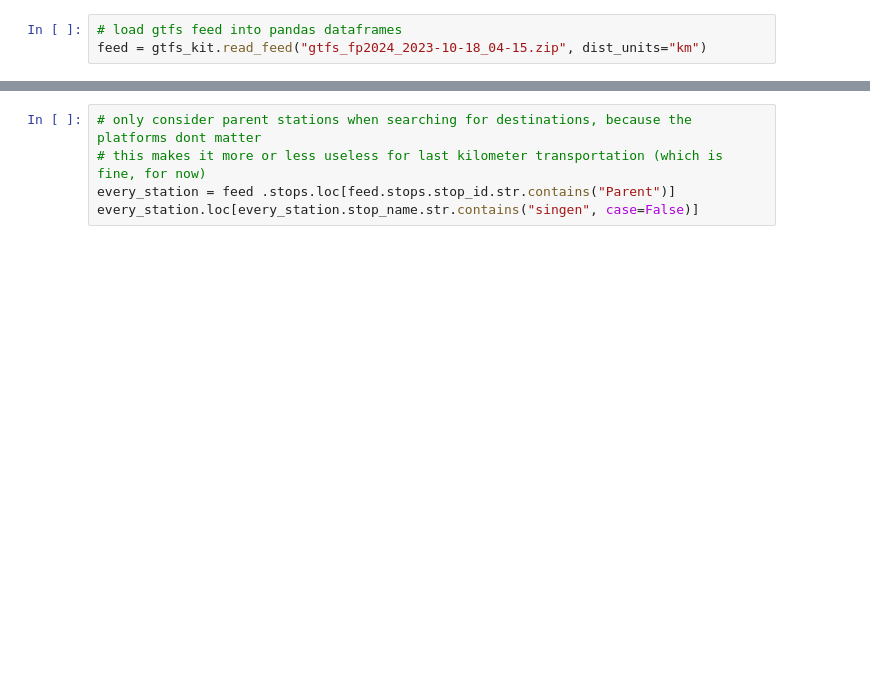
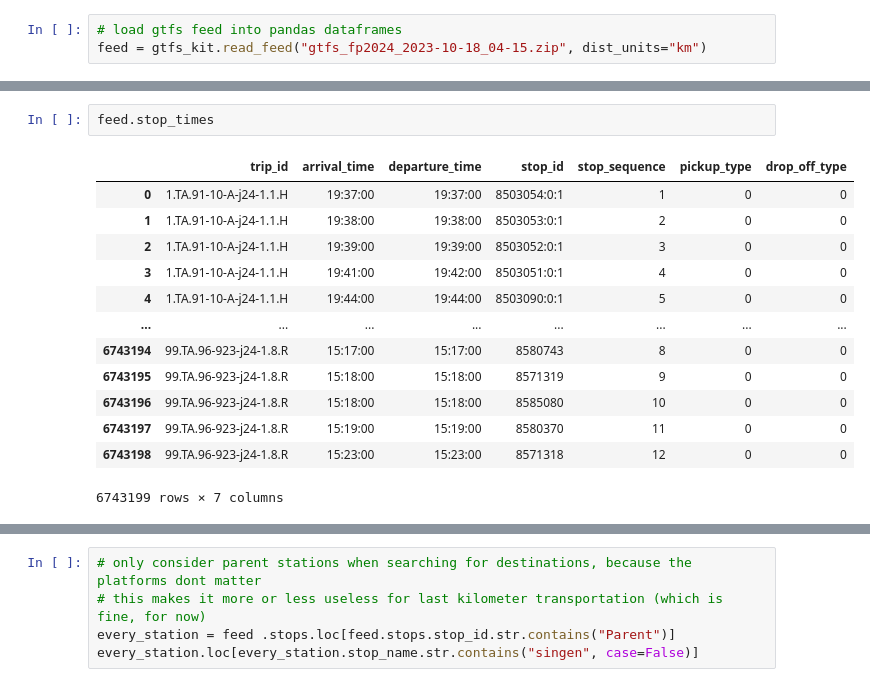
Before and after one commit to Yelinz/commute-city-triangulation, a Jupyter notebook: train.ipynb, the cells around one changed output, grey strips where cells are left out. Cells and saved outputs as stored; diff of their text form; blank space fills up the shorter version.

```diff
--- a/train.ipynb
+++ b/train.ipynb
@@ -8,0 +25,16 @@ feed = gtfs_kit.read_feed("gtfs_fp2024_2023-10-18_04-15.zip", dist_units="km")
+# %%
+feed.stop_times
+# %% [output]
+|  | trip_id | arrival_time | departure_time | stop_id | stop_sequence | pickup_type | drop_off_type |
+| 0 | 1.TA.91-10-A-j24-1.1.H | 19:37:00 | 19:37:00 | 8503054:0:1 | 1 | 0 | 0 |
+| 1 | 1.TA.91-10-A-j24-1.1.H | 19:38:00 | 19:38:00 | 8503053:0:1 | 2 | 0 | 0 |
+| 2 | 1.TA.91-10-A-j24-1.1.H | 19:39:00 | 19:39:00 | 8503052:0:1 | 3 | 0 | 0 |
+| 3 | 1.TA.91-10-A-j24-1.1.H | 19:41:00 | 19:42:00 | 8503051:0:1 | 4 | 0 | 0 |
+| 4 | 1.TA.91-10-A-j24-1.1.H | 19:44:00 | 19:44:00 | 8503090:0:1 | 5 | 0 | 0 |
+| ... | ... | ... | ... | ... | ... | ... | ... |
+| 6743194 | 99.TA.96-923-j24-1.8.R | 15:17:00 | 15:17:00 | 8580743 | 8 | 0 | 0 |
+| 6743195 | 99.TA.96-923-j24-1.8.R | 15:18:00 | 15:18:00 | 8571319 | 9 | 0 | 0 |
+| 6743196 | 99.TA.96-923-j24-1.8.R | 15:18:00 | 15:18:00 | 8585080 | 10 | 0 | 0 |
+| 6743197 | 99.TA.96-923-j24-1.8.R | 15:19:00 | 15:19:00 | 8580370 | 11 | 0 | 0 |
+| 6743198 | 99.TA.96-923-j24-1.8.R | 15:23:00 | 15:23:00 | 8571318 | 12 | 0 | 0 |
+6743199 rows × 7 columns
```
Also changed, not shown: parts of 3 cells of this notebook, 4 other files.
